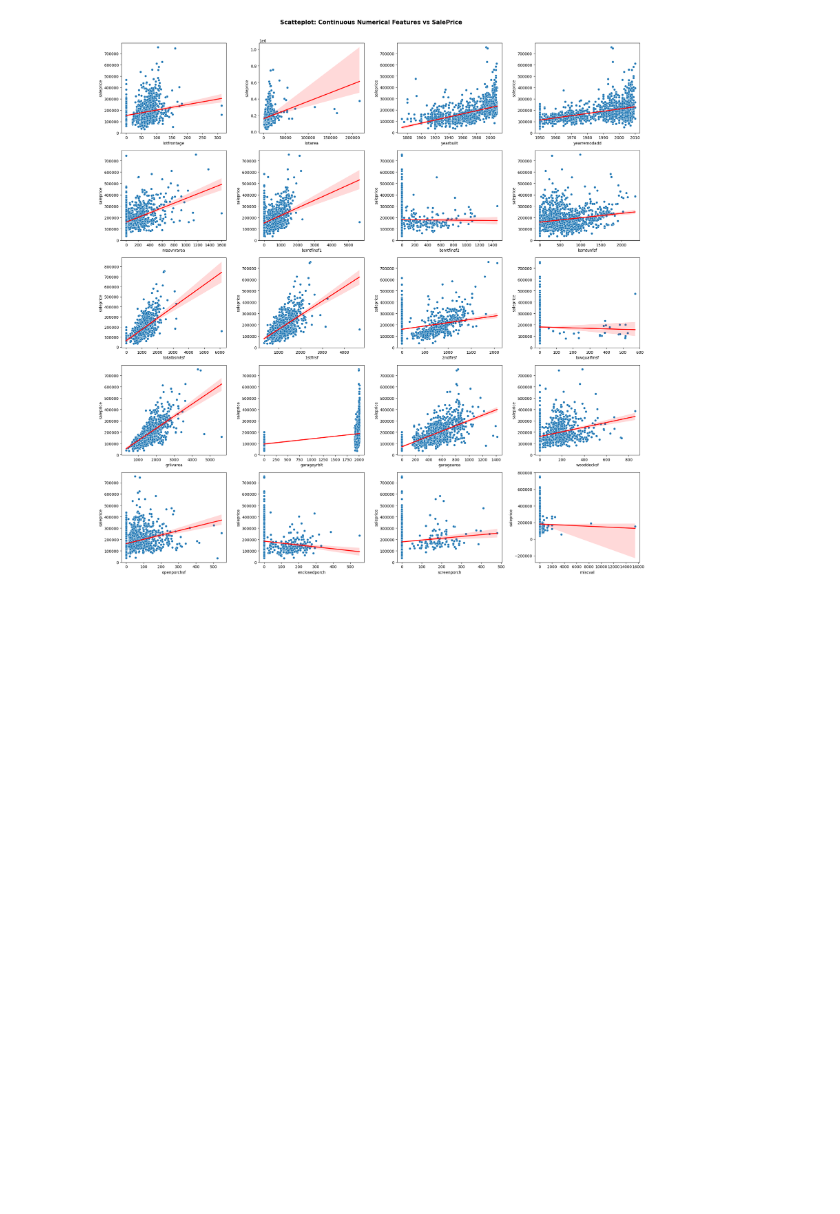
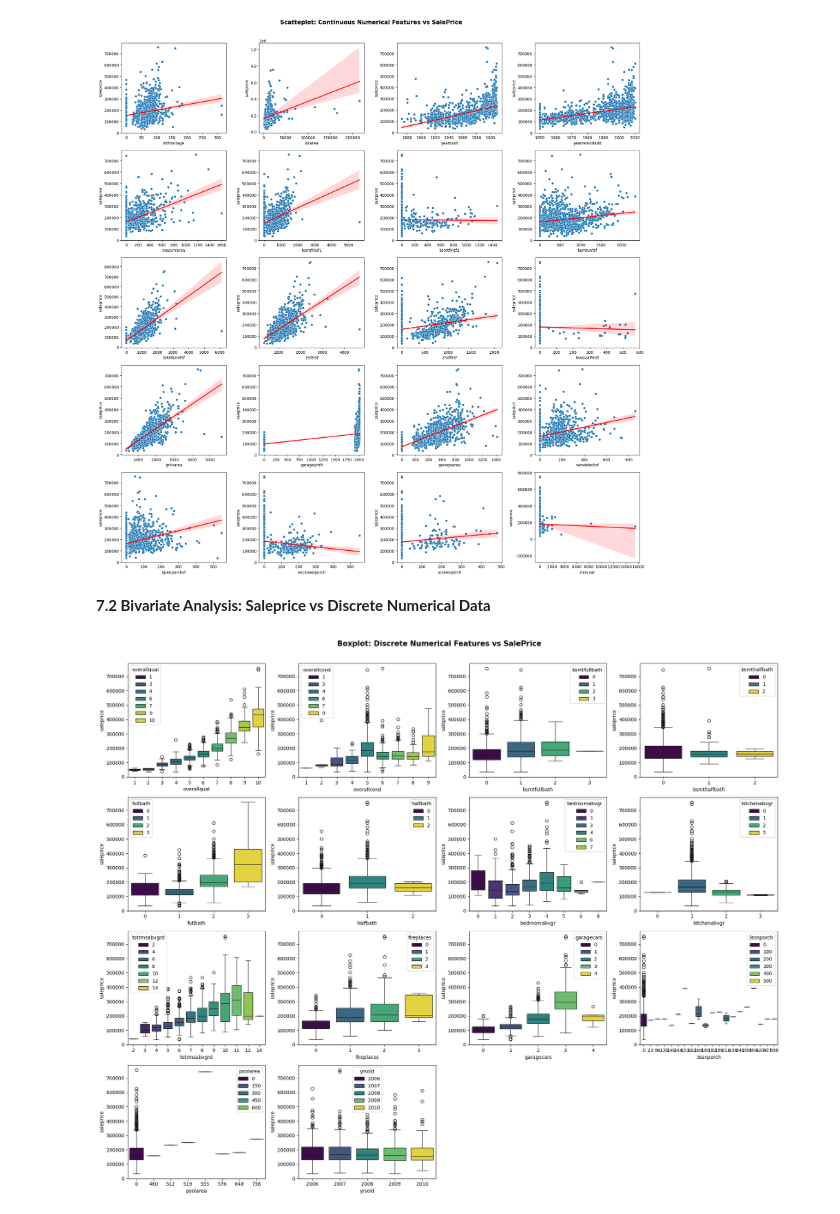
Before and after one commit to AsokTamang/houseprice_predictor, a Jupyter notebook: notebook/Untitled.ipynb, the cells around one changed output. Cells and saved outputs as stored; diff of their text form; code cells hidden in the pictures; blank space fills up the shorter version.

Commit message:
bivariate analysis of Saleprice vs discrete numerical data

```diff
--- a/notebook/Untitled.ipynb
+++ b/notebook/Untitled.ipynb
@@ -428,3 +428,21 @@ plt.tight_layout()
 plt.show()
 # %% [output]
 [figure]
+# %% [markdown]
+**7.2 Bivariate Analysis: Saleprice vs Discrete Numerical Data**
+# %%
+n_cols = 4
+n_rows = int(np.ceil(len(discrete) / n_cols))
+fig,axes = plt.subplots(n_rows,n_cols,figsize=(20,n_rows * 4))
+axes = axes.flatten()
+for i,feature in enumerate(discrete):
+    sns.boxplot(x=df_raw[feature].fillna(0),y=df_raw['saleprice'],ax=axes[i],palette='viridis',hue=df_raw[feature])
+    axes[i].set_xlabel(feature)
+for j in range(i+1,len(axes)):
+    axes[j].set_visible(False)  #removing the unused axes
+
+fig.suptitle('Boxplot: Discrete Numerical Features vs SalePrice',fontsize='15',fontweight='bold',y=1.01)
+plt.tight_layout()
+plt.show()
+# %% [output]
+[figure, added]
```
